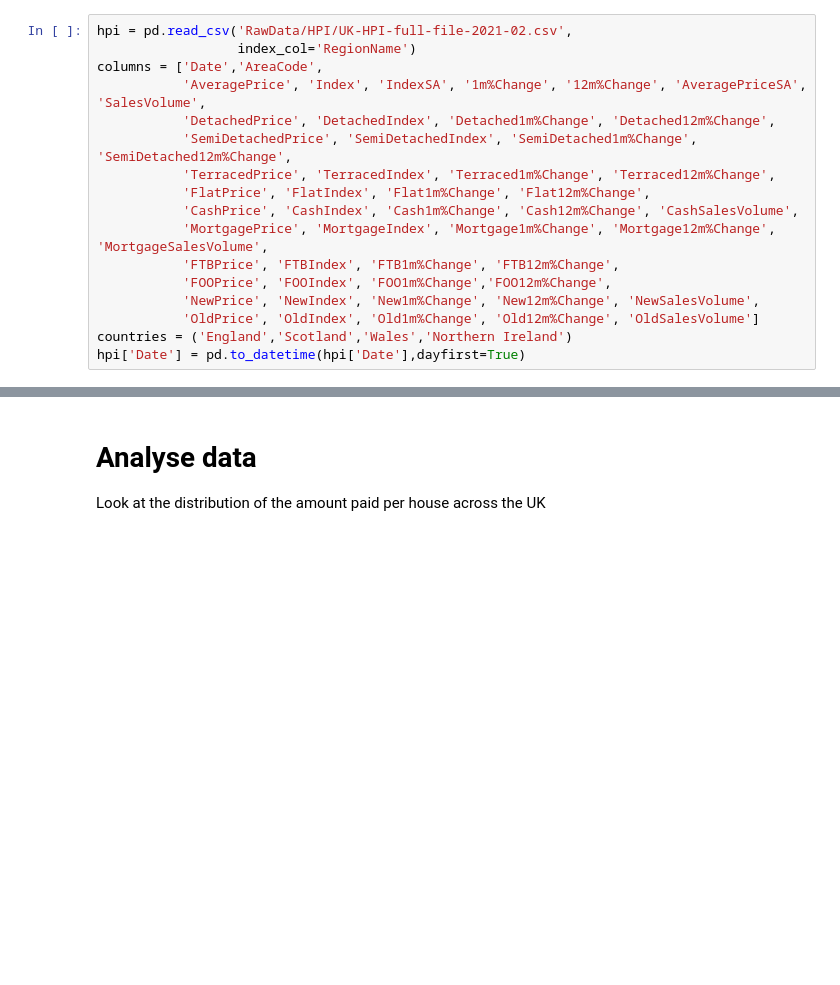
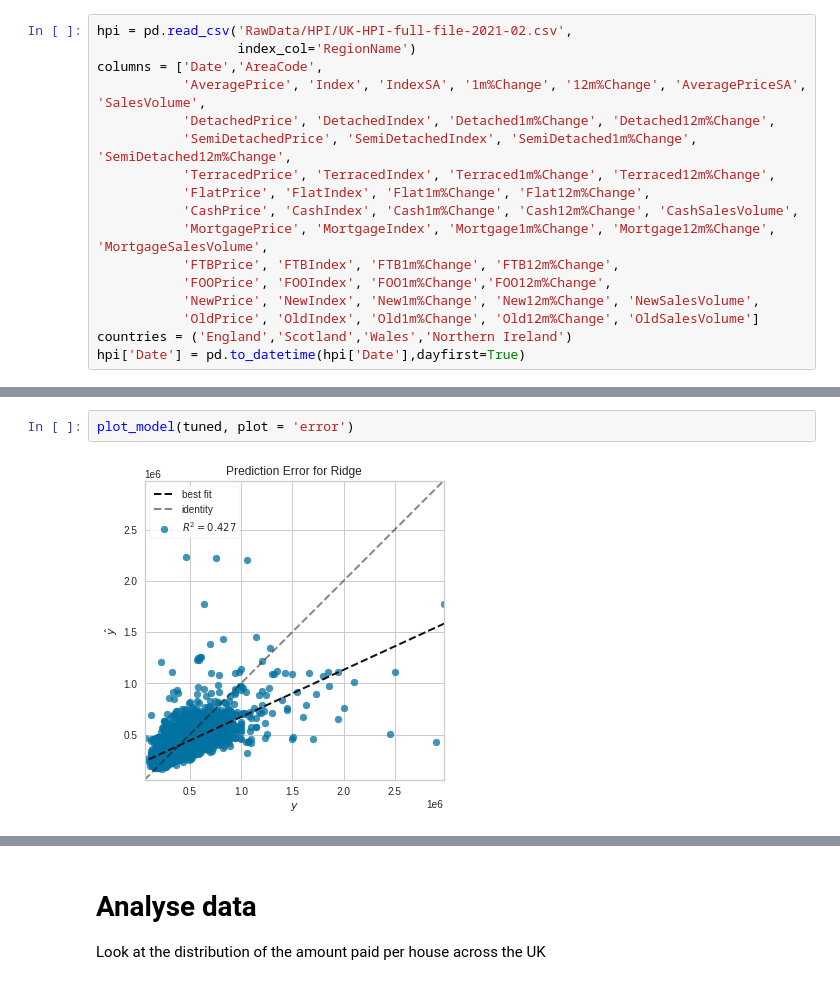
Before and after one commit to rwclutterbuck/Data-Analysis-Examples, a Jupyter notebook: data_processing.ipynb, the cells around one changed output, grey strips where cells are left out. Drawn from its saved outputs; the diff is of its cells as text; blank space fills up the shorter version.

```diff
--- a/data_processing.ipynb
+++ b/data_processing.ipynb
@@ -199,0 +300,4 @@ population = pd.read_csv('RawData/Population Data/PopulationData.csv',
+# %%
+plot_model(tuned, plot = 'error')
+# %% [output]
+[figure, added]
```
Also changed, not shown: parts of 30 cells of this notebook, 1 other file.
